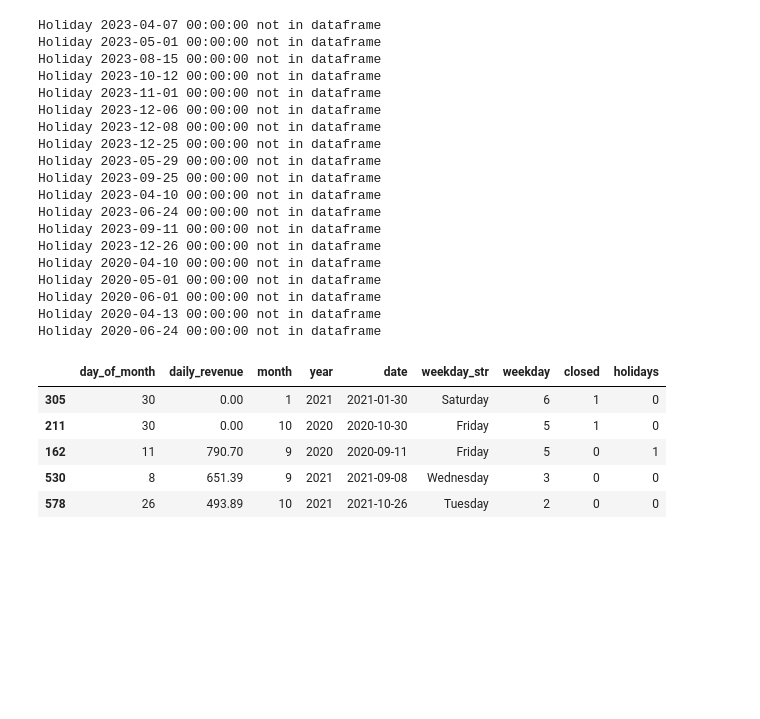
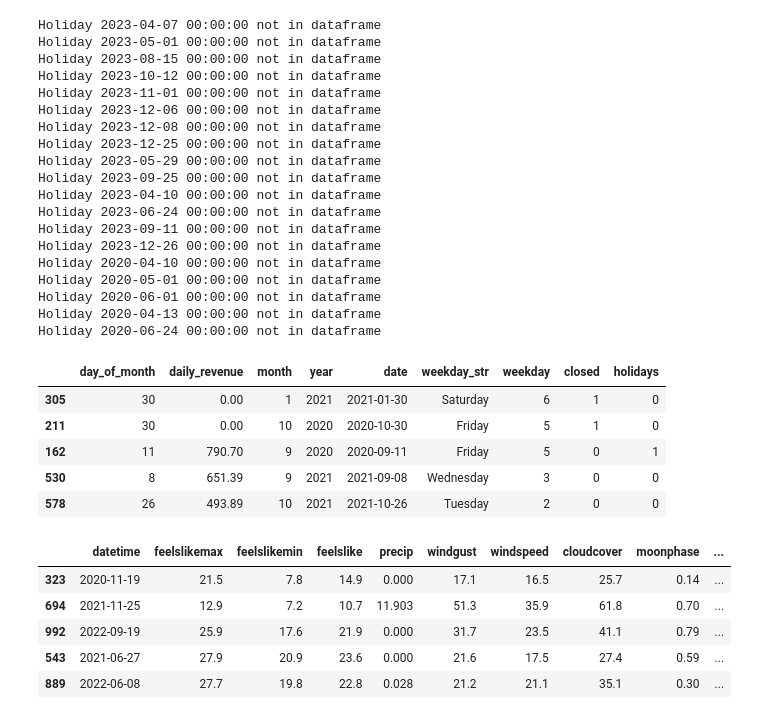
Before and after one commit to germanortola/restaurants-in-Barcelona, a Jupyter notebook: draft_lalluna.ipynb, the cells around one changed output. Saved outputs shown, nothing was run; the diff lists cells and outputs as text; code cells hidden in the pictures; blank space fills up the shorter version.

```diff
--- a/draft_lalluna.ipynb
+++ b/draft_lalluna.ipynb
@@ -367,3 +376,20 @@ la_lluna.sample(5)
 | 578 | 26 | 493.89 | 10 | 2021 | 2021-10-26 | Tuesday | 2 | 0 | 0 |
 # %%
 la_lluna.to_csv("la_lluna.csv", index=False)
+# %%
+
+path = 'G:/My Drive/IRONHACK/FINAL PROJECT/'
+filename = 'weather_BCN_20200101_20230309.csv'
+columns_to_keep = ['datetime', 'feelslikemax', 'feelslikemin', 'feelslike', 'precip', 'windgust', 'windspeed', 'cloudcover', 'moonphase', 'description', 'conditions']
+
+weather = pd.read_csv(path + filename, usecols=columns_to_keep)
+weather = weather.sort_values(by='datetime', ascending=True)
+# %%
+weather.sample(5)
+# %% [output]
+|  | datetime | feelslikemax | feelslikemin | feelslike | precip | windgust | windspeed | cloudcover | moonphase | ... |
+| 323 | 2020-11-19 | 21.5 | 7.8 | 14.9 | 0.000 | 17.1 | 16.5 | 25.7 | 0.14 | ... |
+| 694 | 2021-11-25 | 12.9 | 7.2 | 10.7 | 11.903 | 51.3 | 35.9 | 61.8 | 0.70 | ... |
+| 992 | 2022-09-19 | 25.9 | 17.6 | 21.9 | 0.000 | 31.7 | 23.5 | 41.1 | 0.79 | ... |
+| 543 | 2021-06-27 | 27.9 | 20.9 | 23.6 | 0.000 | 21.6 | 17.5 | 27.4 | 0.59 | ... |
+| 889 | 2022-06-08 | 27.7 | 19.8 | 22.8 | 0.028 | 21.2 | 21.1 | 35.1 | 0.30 | ... |
```
Also changed, not shown: parts of 7 cells of this notebook, 2 other files.
